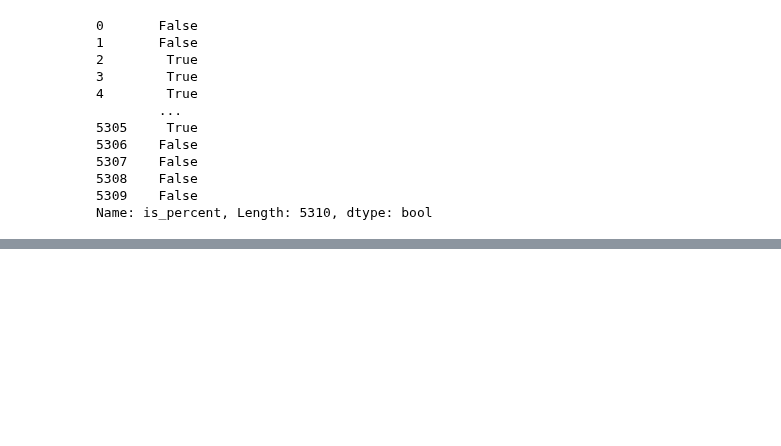
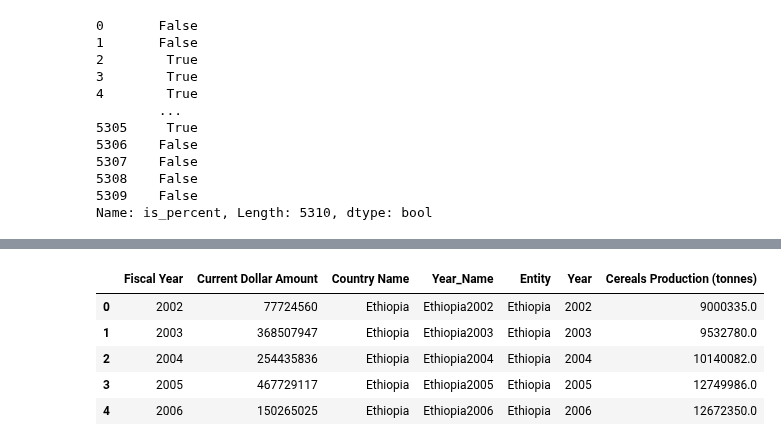
Before and after one commit to chriscallahan99/DataScience_Final_Project, a Jupyter notebook: DS_Milestone_1.ipynb, the cells around one changed output, grey strips where cells are left out. Cells and saved outputs as stored; diff of their text form; code cells hidden in the pictures; blank space fills up the shorter version.

```diff
--- a/DS_Milestone_1.ipynb
+++ b/DS_Milestone_1.ipynb
@@ -319,0 +371,4 @@ small_df =
+# %%
+%cd ..\food_datasets
+
+cereal_df = pd.read_csv('cereal-production.csv')
@@ -319,0 +432,7 @@ small_df =
+# %%
+food_aid.reset_index(inplace= True)
+
+food_aid['Fiscal Year'] = food_aid['Fiscal Year'].astype('string')
+food_aid['Year_Name'] = food_aid['Country Name'] + food_aid['Fiscal Year']
+
+food_aid.head()
@@ -319,0 +446,4 @@ small_df =
+# %%
+cereal_df['Year'] = cereal_df['Year'].astype('string')
+cereal_df['Year_Name'] = cereal_df['Entity'] + cereal_df['Year']
+cereal_df.head()
@@ -319,0 +457,11 @@ small_df =
+# %%
+aid_cereal_merge = food_aid.merge(cereal_df, on= 'Year_Name', how= 'left')
+
+aid_cereal_merge.head()
+# %% [output]
+|  | Fiscal Year | Current Dollar Amount | Country Name | Year_Name | Entity | Year | Cereals Production (tonnes) |
+| 0 | 2002 | 77724560 | Ethiopia | Ethiopia2002 | Ethiopia | 2002 | 9000335.0 |
+| 1 | 2003 | 368507947 | Ethiopia | Ethiopia2003 | Ethiopia | 2003 | 9532780.0 |
+| 2 | 2004 | 254435836 | Ethiopia | Ethiopia2004 | Ethiopia | 2004 | 10140082.0 |
+| 3 | 2005 | 467729117 | Ethiopia | Ethiopia2005 | Ethiopia | 2005 | 12749986.0 |
+| 4 | 2006 | 150265025 | Ethiopia | Ethiopia2006 | Ethiopia | 2006 | 12672350.0 |
```
Also changed, not shown: parts of 20 cells of this notebook, 2 other files.
